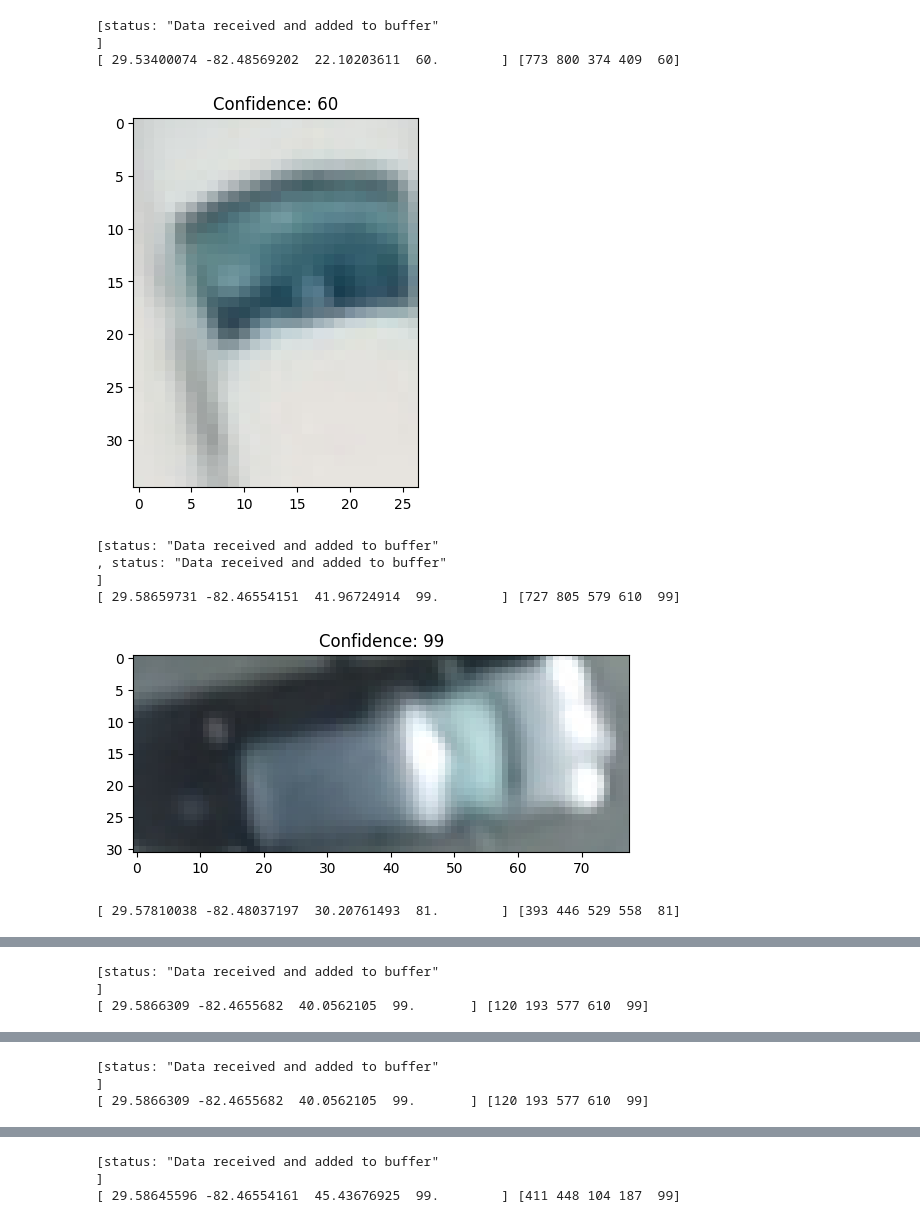
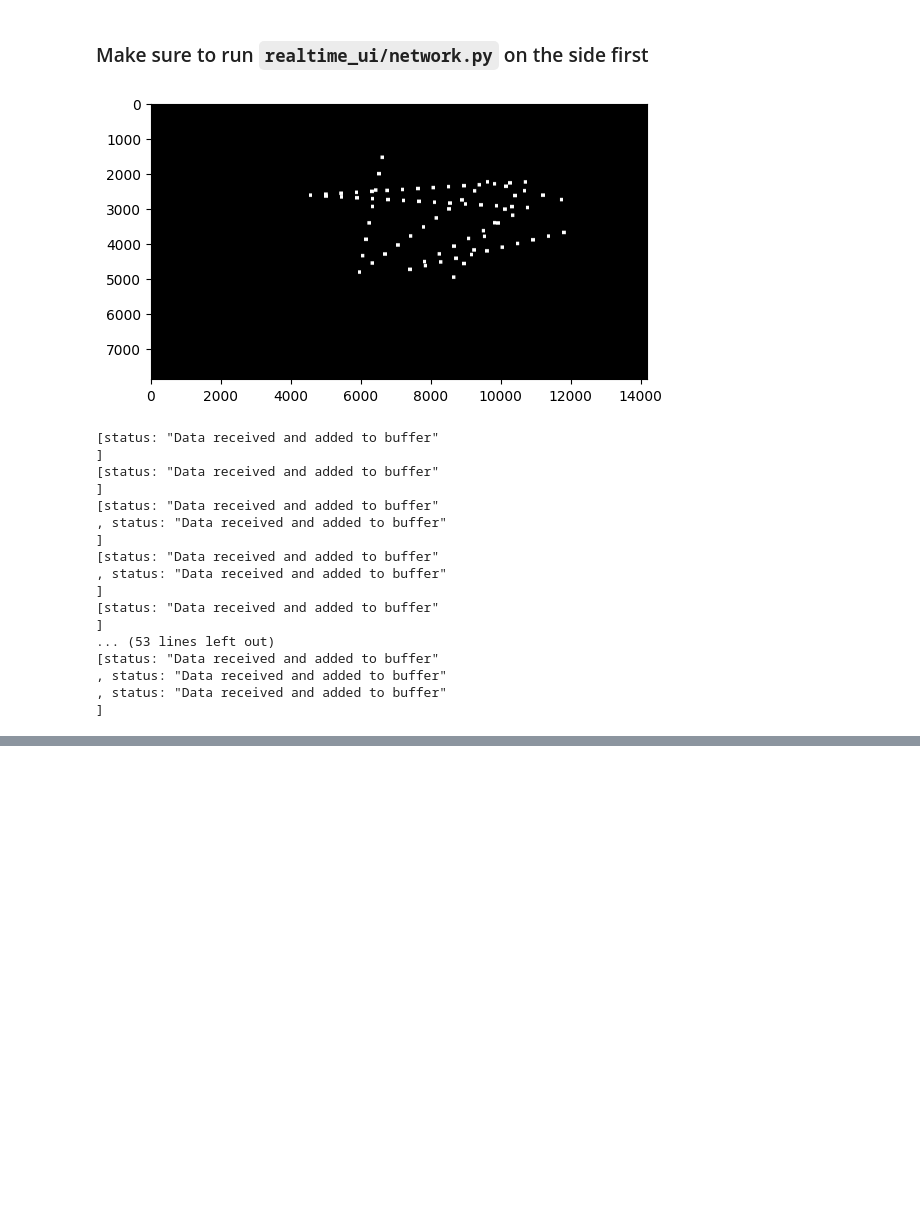
Before and after one commit to alago1/rt-flight, a Jupyter notebook: realtime_ui/model_sender.ipynb, the cells around one changed output, grey strips where cells are left out. Drawn from its saved outputs; the diff is of its cells as text; code cells hidden in the pictures; blank space fills up the shorter version.

Commit message:
add clustering client-side logic

```diff
--- a/realtime_ui/model_sender.ipynb
+++ b/realtime_ui/model_sender.ipynb
@@ -40,12 +40,10 @@ class ImageProcessingLayer:
         self._mock_img_full = np.asarray(Image.open(mock_image_path))[:, :, :3]
 
         self._output_dim = output_dim
-        diag_len = np.sqrt(self._output_dim[0] ** 2 + self._output_dim[1] ** 2) / 2
+        diag_len = np.sqrt(self._output_dim[0] ** 2 + self._output_dim[1] ** 2)
         self._gcps_pixels = self._generate_random_gcps(
             self._mock_img_full, mock_num_samples, padding=(diag_len, diag_len)
         )
-
-        # self._gcps_pixels = np.array([(8000, 3000), (9000, 3000), (9000, 4000), (11000, 5000)])
 
         self._mock_corner_gps_coords = mock_corner_gps_coords
         self._pixel_to_gps_transform = self._dataset_pixel_to_gps_transform(
@@ -58,8 +56,8 @@ class ImageProcessingLayer:
         return np.random.randint(
             padding,
             high=(
-                img.shape[1] / 2 - padding[0] - 10,
-                img.shape[0] / 2 - padding[1] - 10,
+                img.shape[1] - padding[0] - 10,
+                img.shape[0] - padding[1] - 10,
             ),
             size=(num_samples, 2),
         )
@@ -105,6 +103,7 @@ class ImageProcessingLayer:
             sample = self._crop_around(
                 self._mock_img_full, (y, x), (sample_diag, sample_diag)
             )
+
             rotated_img = self._center_crop(
                 rotate(sample, -theta, reshape=False), self._output_dim
             )
@@ -389,5 +394,7 @@ DATASET_CORNER_GPS_COORDS = np.array(
+# %% [markdown]
+### Make sure to run `realtime_ui/network.py` on the side first
 # %%
-np.random.seed(0)
+# np.random.seed(40)
 
 mock_image_path = "../data/Blore_Clean.jpg"
 
@@ -396,43 +403,59 @@ img_layer = ImageProcessingLayer(
     mock_corner_gps_coords=DATASET_CORNER_GPS_COORDS,
     mock_image_path=mock_image_path,
 )
+
+# For illustration, show the mock path
+pathtrace = np.zeros(img_layer._mock_img_full.shape[:2])
+for pixel in img_layer._path_pixels:
+    y, x = pixel[:2].astype(int)
+    pathtrace[x-50:x+50, y-50:y+50] = 1
+plt.imshow(pathtrace, cmap="gray")
+plt.show()
 
 weights_file = "../yolo/yolov3-aerial.weights"
 classes_file = "../yolo/aerial.names"
 config_file = "../yolo/yolov3-aerial.cfg"
 
 obj_layer = ObjectDetectionLayer(
     config_file=config_file, weights_file=weights_file, classes_file=classes_file
 )
 
 mav_layer = MavlinkInterfaceLayer()
 
 for img, img_corner_gps in img_layer.run():
     bboxes_gps, bboxes_pixels = obj_layer.run(img, img_corner_gps)
     responses = mav_layer.run(bboxes_gps)
 
     if len(bboxes_gps) != 0 and len(responses) == 0:
         print("No responses from MAVLink")
         print(bboxes_gps)
 
     if responses:
         print(responses)
 
     # for bbox_gps, bbox_pixels in zip(bboxes_gps, bboxes_pixels):
     #     print(bbox_gps, bbox_pixels)
     #     plt.imshow(
     #         img[bbox_pixels[2] : bbox_pixels[3], bbox_pixels[0] : bbox_pixels[1]]
     #     )
     #     plt.title(f"Confidence: {bbox_pixels[4]}")
     #     plt.show()
 # %% [output]
+[figure, new version]
 [status: "Data received and added to buffer"
 ]
-[ 29.53400074 -82.48569202  22.10203611  60.        ] [773 800 374 409  60]
+[status: "Data received and added to buffer"
+]
+[status: "Data received and added to buffer"
+, status: "Data received and added to buffer"
+]
+[status: "Data received and added to buffer"
+, status: "Data received and added to buffer"
+]
+[status: "Data received and added to buffer"
+]
+... (53 lines left out)
+[status: "Data received and added to buffer"
+, status: "Data received and added to buffer"
+, status: "Data received and added to buffer"
+]
-[figure, old version]
-[status: "Data received and added to buffer"
-, status: "Data received and added to buffer"
-]
-[ 29.58659731 -82.46554151  41.96724914  99.        ] [727 805 579 610  99]
-[figure, removed]
-[ 29.57810038 -82.48037197  30.20761493  81.        ] [393 446 529 558  81]
@@ -440,3 +461,0 @@ for img, img_corner_gps in img_layer.run():
-[status: "Data received and added to buffer"
-]
-[ 29.5866309 -82.4655682  40.0562105  99.       ] [120 193 577 610  99]
@@ -444,3 +461,0 @@ for img, img_corner_gps in img_layer.run():
-[status: "Data received and added to buffer"
-]
-[ 29.5866309 -82.4655682  40.0562105  99.       ] [120 193 577 610  99]
@@ -448,3 +461,0 @@ for img, img_corner_gps in img_layer.run():
-[status: "Data received and added to buffer"
-]
-[ 29.58645596 -82.46554161  45.43676925  99.        ] [411 448 104 187  99]
```
Also changed, not shown: parts of 2 cells of this notebook, 1 other file.
